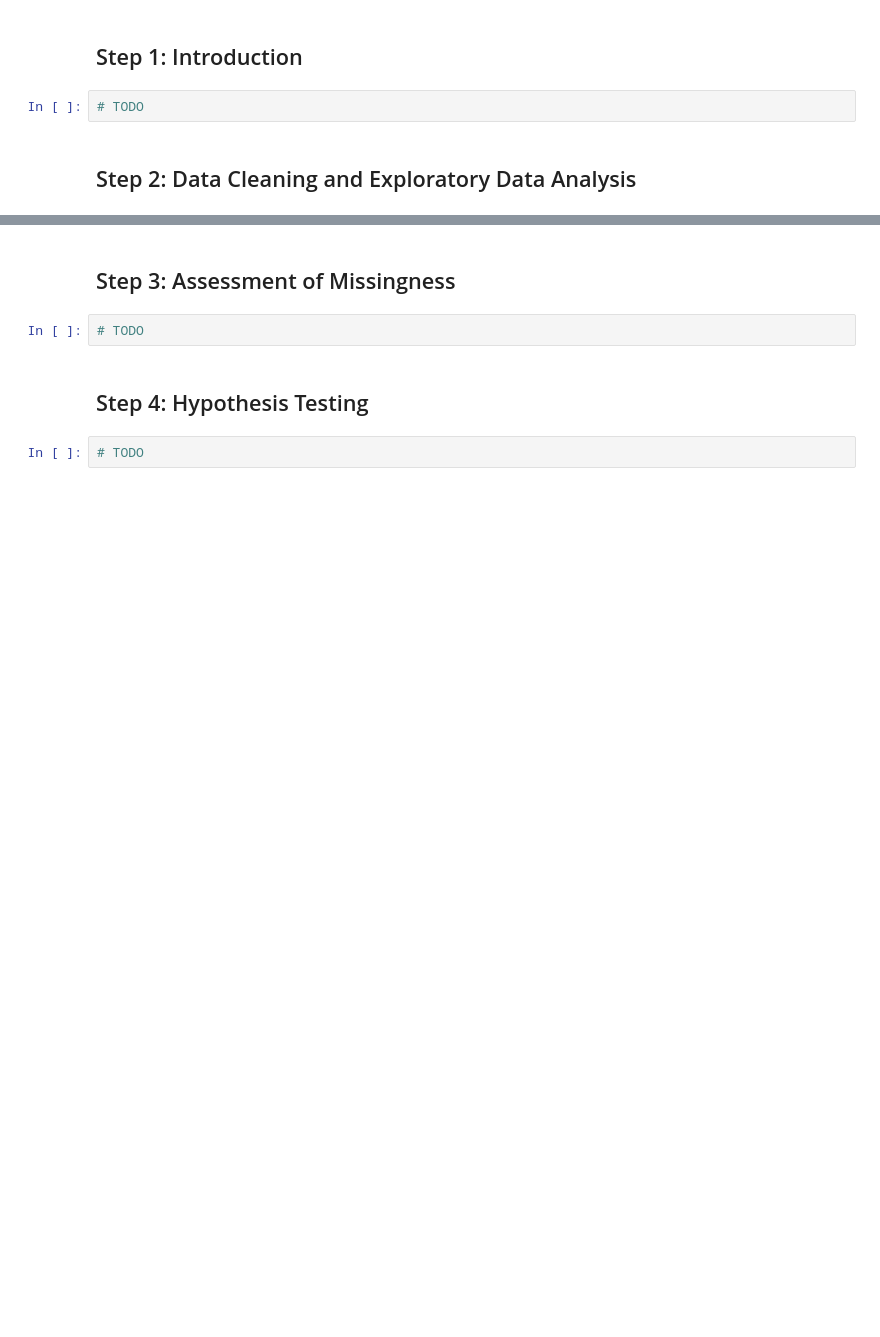
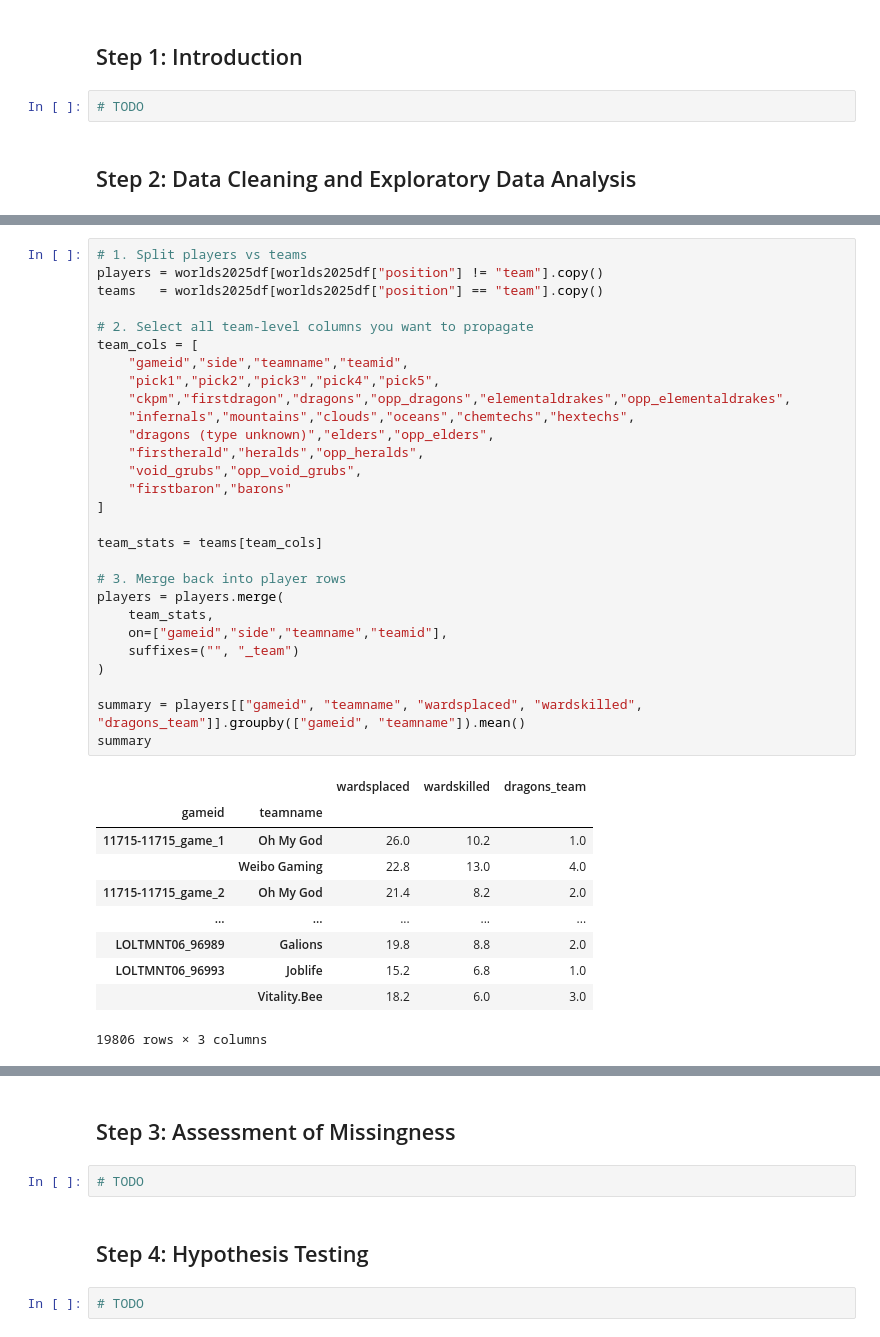
Before and after one commit to JaredW022/dsc80-2025-fa, a Jupyter notebook: projects/proj04/template.ipynb, the cells around one changed output, grey strips where cells are left out. Saved outputs shown, nothing was run; the diff lists cells and outputs as text; blank space fills up the shorter version.

```diff
--- a/projects/proj04/template.ipynb
+++ b/projects/proj04/template.ipynb
@@ -29,0 +50,39 @@ print([worlds2025df.columns[i] for i in range(len(worlds2025df.columns))])
+# %%
+# 1. Split players vs teams
+players = worlds2025df[worlds2025df["position"] != "team"].copy()
+teams   = worlds2025df[worlds2025df["position"] == "team"].copy()
+
+# 2. Select all team-level columns you want to propagate
+team_cols = [
+    "gameid","side","teamname","teamid",
+    "pick1","pick2","pick3","pick4","pick5",
+    "ckpm","firstdragon","dragons","opp_dragons","elementaldrakes","opp_elementaldrakes",
+    "infernals","mountains","clouds","oceans","chemtechs","hextechs",
+    "dragons (type unknown)","elders","opp_elders",
+    "firstherald","heralds","opp_heralds",
+    "void_grubs","opp_void_grubs",
+    "firstbaron","barons"
+]
+
+team_stats = teams[team_cols]
+
+# 3. Merge back into player rows
+players = players.merge(
+    team_stats,
+    on=["gameid","side","teamname","teamid"],
+    suffixes=("", "_team")
+)
+
+summary = players[["gameid", "teamname", "wardsplaced", "wardskilled", "dragons_team"]].groupby(["gameid", "teamname"]).mean()
+summary
+# %% [output]
+|  |  | wardsplaced | wardskilled | dragons_team |
+| gameid | teamname |  |  |  |
+| 11715-11715_game_1 | Oh My God | 26.0 | 10.2 | 1.0 |
+|  | Weibo Gaming | 22.8 | 13.0 | 4.0 |
+| 11715-11715_game_2 | Oh My God | 21.4 | 8.2 | 2.0 |
+| ... | ... | ... | ... | ... |
+| LOLTMNT06_96989 | Galions | 19.8 | 8.8 | 2.0 |
+| LOLTMNT06_96993 | Joblife | 15.2 | 6.8 | 1.0 |
+|  | Vitality.Bee | 18.2 | 6.0 | 3.0 |
+19806 rows × 3 columns
```
Also changed, not shown: parts of 6 cells of this notebook, 1 other file.
